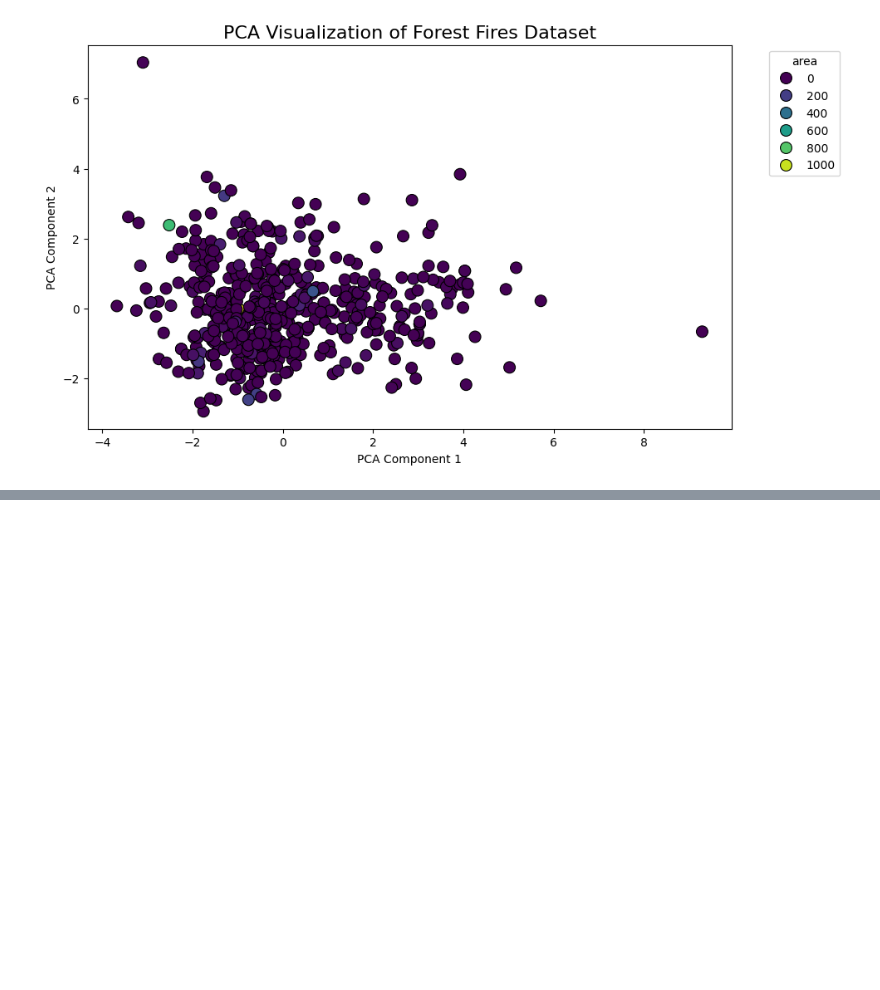
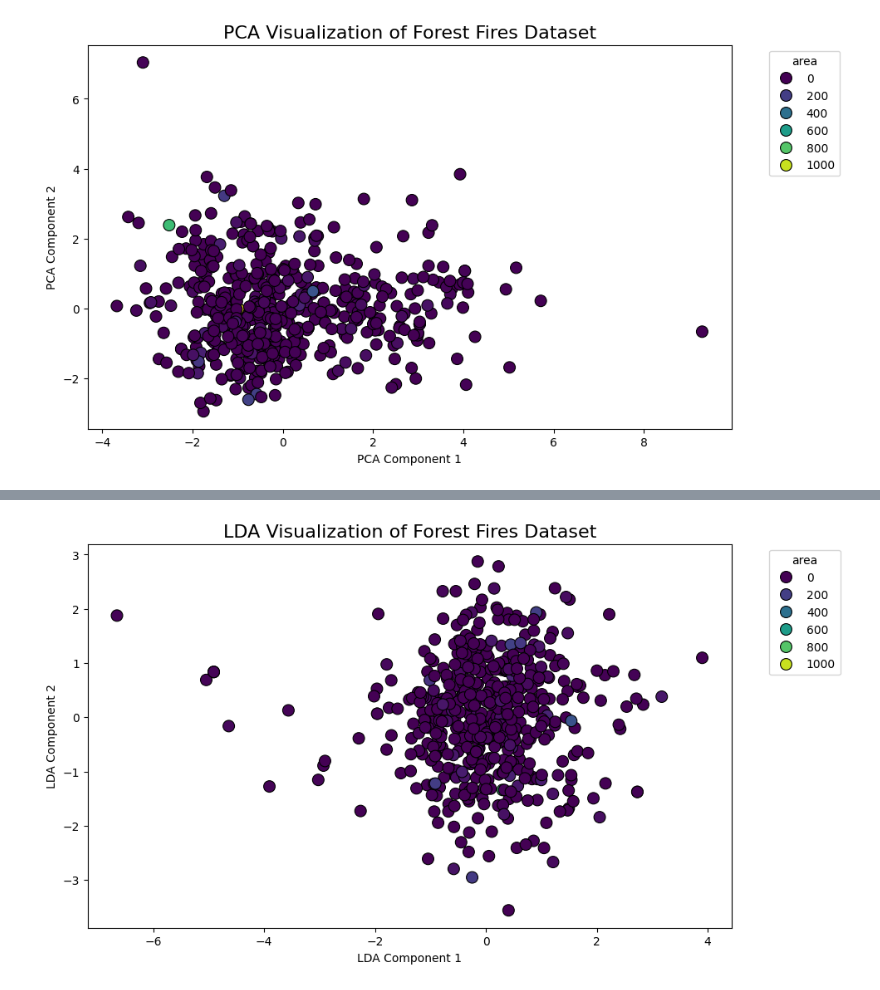
Before and after one commit to niiquaye/ECE457B, a Jupyter notebook: W25-asg2/assignment.ipynb, the cells around one changed output, grey strips where cells are left out. Saved outputs shown, nothing was run; the diff lists cells and outputs as text; code cells hidden in the pictures; blank space fills up the shorter version.

```diff
--- a/W25-asg2/assignment.ipynb
+++ b/W25-asg2/assignment.ipynb
@@ -508,0 +543,4 @@ plot_pca(X_forestfires, y_forestfires, 'area', 'Forest Fires')
+# %%
+plot_lda(X_forestfires, np.round(y_forestfires), 'area', 'Forest Fires')
+# %% [output]
+[figure, added]
```
Also changed, not shown: parts of 4 cells of this notebook.
